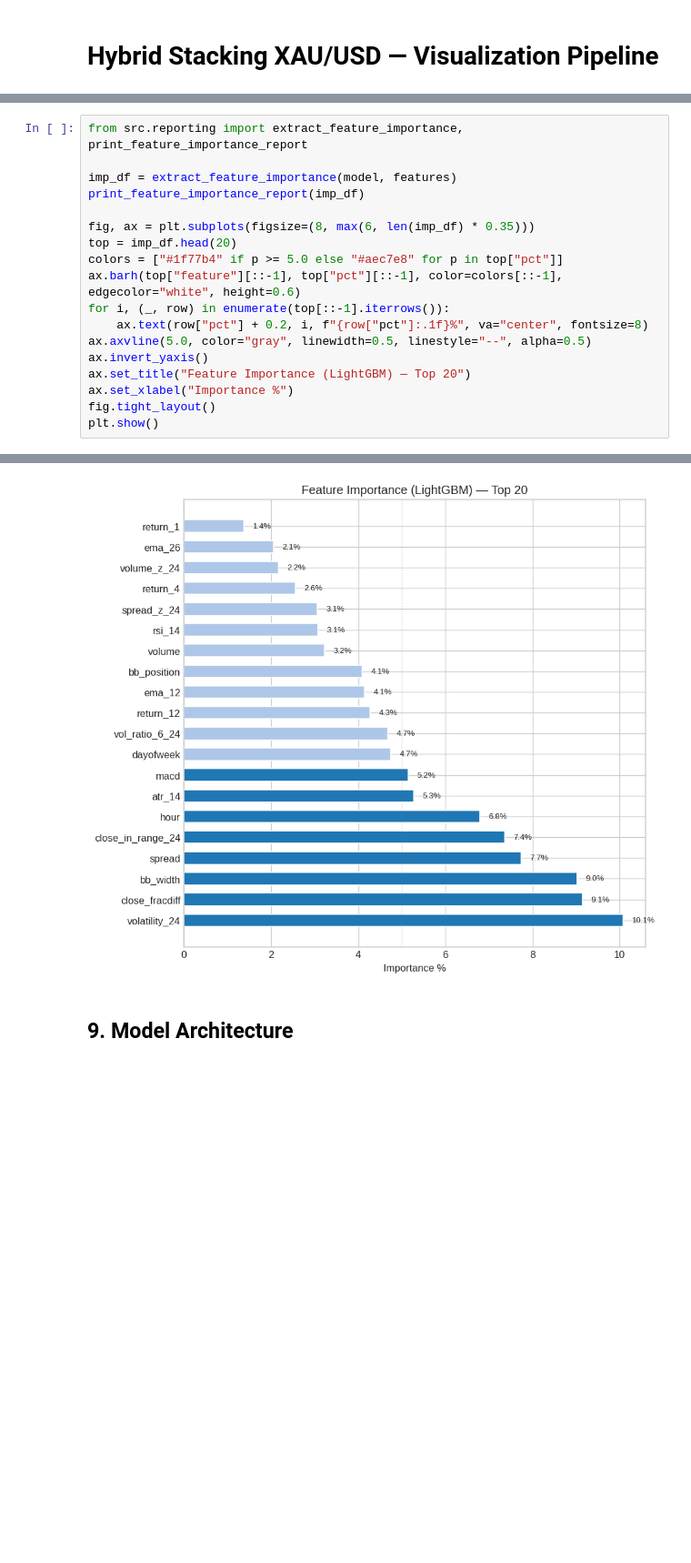
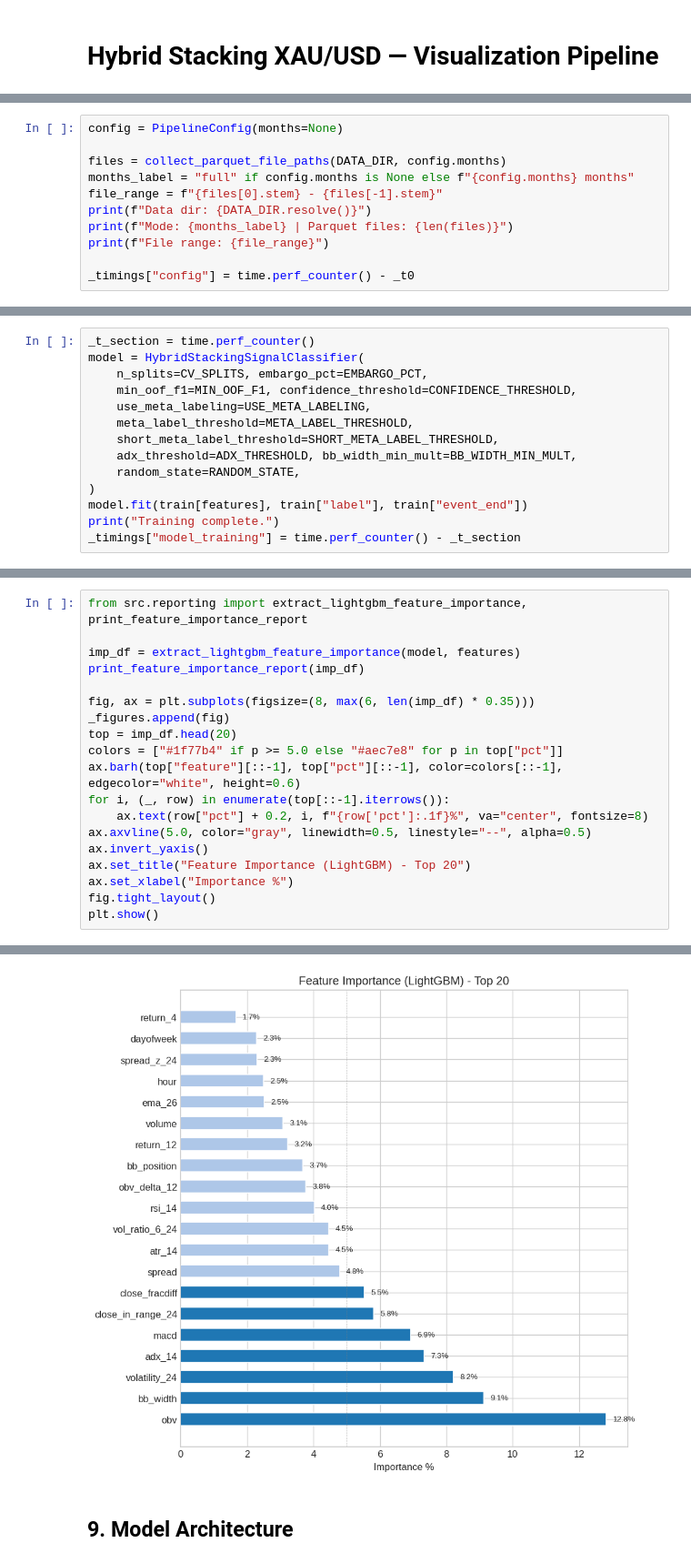
Before and after one commit to ultimateBroK/thesis-compact, a Jupyter notebook: viz.ipynb, the cells around one changed output, grey strips where cells are left out. Shown at 91% size. Cells and saved outputs as stored; diff of their text form; blank space fills up the shorter version.

```diff
--- a/viz.ipynb
+++ b/viz.ipynb
@@ -284,0 +65,11 @@ plt.show()
+# %%
+config = PipelineConfig(months=None)
+
+files = collect_parquet_file_paths(DATA_DIR, config.months)
+months_label = "full" if config.months is None else f"{config.months} months"
+file_range = f"{files[0].stem} - {files[-1].stem}"
+print(f"Data dir: {DATA_DIR.resolve()}")
+print(f"Mode: {months_label} | Parquet files: {len(files)}")
+print(f"File range: {file_range}")
+
+_timings["config"] = time.perf_counter() - _t0
@@ -284,0 +258,14 @@ plt.show()
+# %%
+_t_section = time.perf_counter()
+model = HybridStackingSignalClassifier(
+    n_splits=CV_SPLITS, embargo_pct=EMBARGO_PCT,
+    min_oof_f1=MIN_OOF_F1, confidence_threshold=CONFIDENCE_THRESHOLD,
+    use_meta_labeling=USE_META_LABELING,
+    meta_label_threshold=META_LABEL_THRESHOLD,
+    short_meta_label_threshold=SHORT_META_LABEL_THRESHOLD,
+    adx_threshold=ADX_THRESHOLD, bb_width_min_mult=BB_WIDTH_MIN_MULT,
+    random_state=RANDOM_STATE,
+)
+model.fit(train[features], train["label"], train["event_end"])
+print("Training complete.")
+_timings["model_training"] = time.perf_counter() - _t_section
@@ -385,18 +410,19 @@ Text(0.5, 1.02, 'Predicted Class Probabilities Over Test Period')
 # %%
-from src.reporting import extract_feature_importance, print_feature_importance_report
+from src.reporting import extract_lightgbm_feature_importance, print_feature_importance_report
 
-imp_df = extract_feature_importance(model, features)
+imp_df = extract_lightgbm_feature_importance(model, features)
 print_feature_importance_report(imp_df)
 
 fig, ax = plt.subplots(figsize=(8, max(6, len(imp_df) * 0.35)))
+_figures.append(fig)
 top = imp_df.head(20)
 colors = ["#1f77b4" if p >= 5.0 else "#aec7e8" for p in top["pct"]]
 ax.barh(top["feature"][::-1], top["pct"][::-1], color=colors[::-1], edgecolor="white", height=0.6)
 for i, (_, row) in enumerate(top[::-1].iterrows()):
-    ax.text(row["pct"] + 0.2, i, f"{row["pct"]:.1f}%", va="center", fontsize=8)
+    ax.text(row["pct"] + 0.2, i, f"{row['pct']:.1f}%", va="center", fontsize=8)
 ax.axvline(5.0, color="gray", linewidth=0.5, linestyle="--", alpha=0.5)
 ax.invert_yaxis()
-ax.set_title("Feature Importance (LightGBM) — Top 20")
+ax.set_title("Feature Importance (LightGBM) - Top 20")
 ax.set_xlabel("Importance %")
 fig.tight_layout()
 plt.show()
@@ -415,4 +441,4 @@ plt.show()
-[figure, old version]
+[figure, new version]
 # %% [markdown]
 ## 9. Model Architecture
 # %%
```
Also changed, not shown: parts of 58 cells of this notebook, 53 other files.
